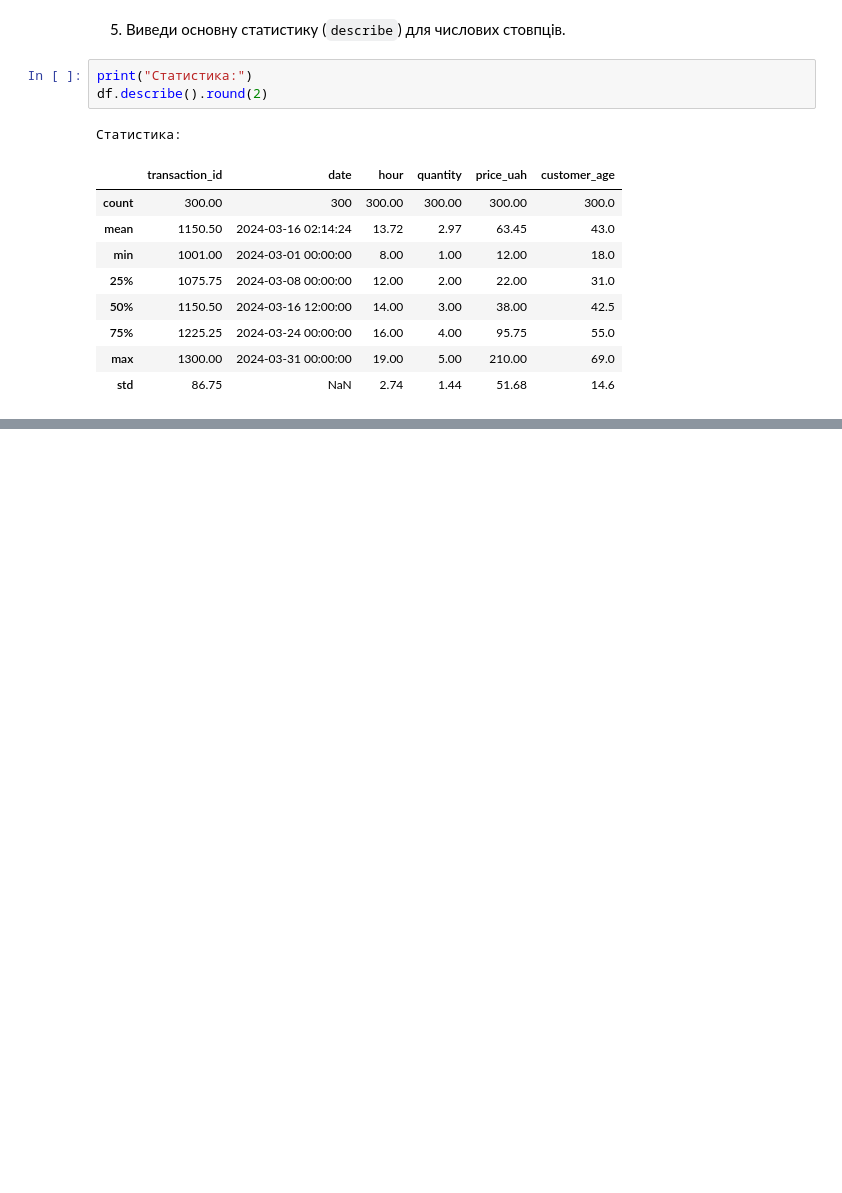
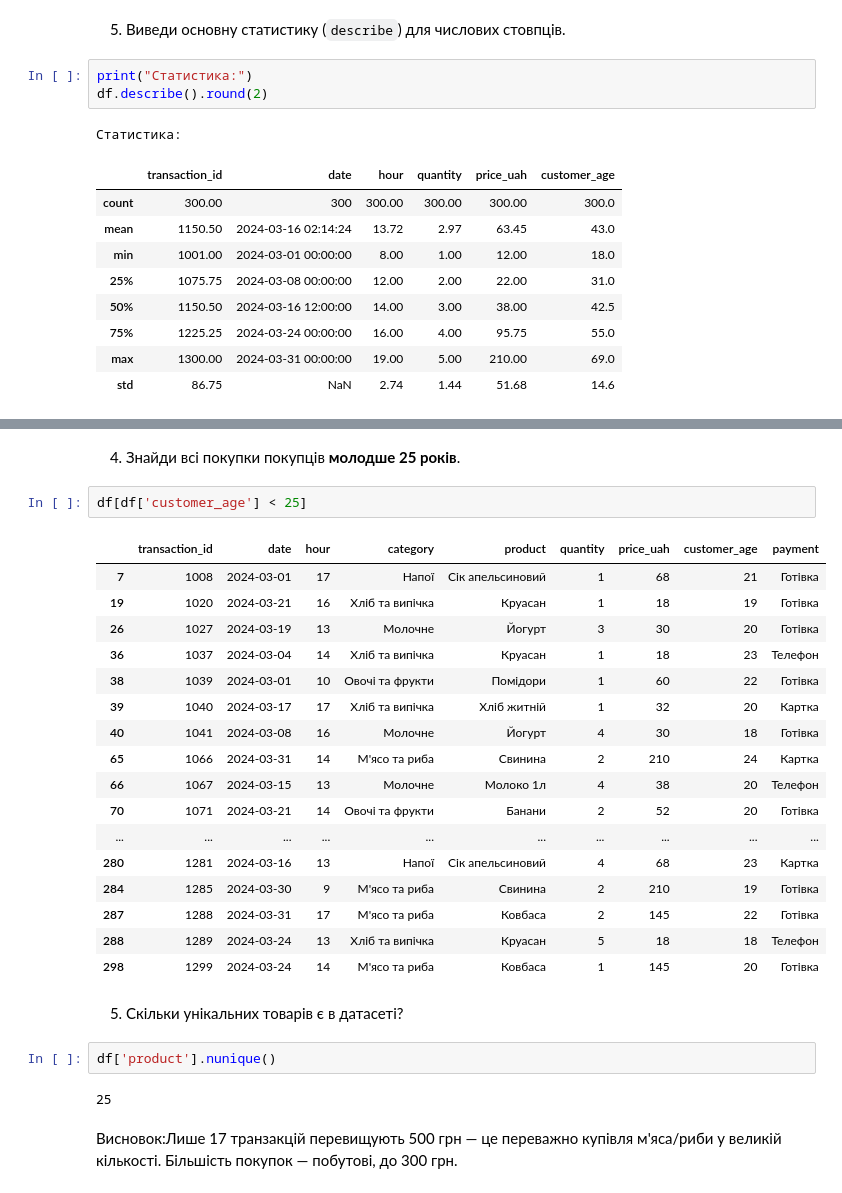
Before and after one commit to volodymyr-holovan/DTA2026, a Jupyter notebook: project_store_sales_analysis/store_sales_analysis.ipynb, the cells around one changed output, grey strips where cells are left out. Drawn from its saved outputs; the diff is of its cells as text; blank space fills up the shorter version.

```diff
--- a/project_store_sales_analysis/store_sales_analysis.ipynb
+++ b/project_store_sales_analysis/store_sales_analysis.ipynb
@@ -118,0 +184,30 @@ df.describe().round(2)
+# %% [markdown]
+4. Знайди всі покупки покупців **молодше 25 років**.
+# %%
+df[df['customer_age'] < 25]
+# %% [output]
+|  | transaction_id | date | hour | category | product | quantity | price_uah | customer_age | payment |
+| 7 | 1008 | 2024-03-01 | 17 | Напої | Сік апельсиновий | 1 | 68 | 21 | Готівка |
+| 19 | 1020 | 2024-03-21 | 16 | Хліб та випічка | Круасан | 1 | 18 | 19 | Готівка |
+| 26 | 1027 | 2024-03-19 | 13 | Молочне | Йогурт | 3 | 30 | 20 | Готівка |
+| 36 | 1037 | 2024-03-04 | 14 | Хліб та випічка | Круасан | 1 | 18 | 23 | Телефон |
+| 38 | 1039 | 2024-03-01 | 10 | Овочі та фрукти | Помідори | 1 | 60 | 22 | Готівка |
+| 39 | 1040 | 2024-03-17 | 17 | Хліб та випічка | Хліб житній | 1 | 32 | 20 | Картка |
+| 40 | 1041 | 2024-03-08 | 16 | Молочне | Йогурт | 4 | 30 | 18 | Готівка |
+| 65 | 1066 | 2024-03-31 | 14 | М'ясо та риба | Свинина | 2 | 210 | 24 | Картка |
+| 66 | 1067 | 2024-03-15 | 13 | Молочне | Молоко 1л | 4 | 38 | 20 | Телефон |
+| 70 | 1071 | 2024-03-21 | 14 | Овочі та фрукти | Банани | 2 | 52 | 20 | Готівка |
+| ... | ... | ... | ... | ... | ... | ... | ... | ... | ... |
+| 280 | 1281 | 2024-03-16 | 13 | Напої | Сік апельсиновий | 4 | 68 | 23 | Картка |
+| 284 | 1285 | 2024-03-30 | 9 | М'ясо та риба | Свинина | 2 | 210 | 19 | Готівка |
+| 287 | 1288 | 2024-03-31 | 17 | М'ясо та риба | Ковбаса | 2 | 145 | 22 | Готівка |
+| 288 | 1289 | 2024-03-24 | 13 | Хліб та випічка | Круасан | 5 | 18 | 18 | Телефон |
+| 298 | 1299 | 2024-03-24 | 14 | М'ясо та риба | Ковбаса | 1 | 145 | 20 | Готівка |
+# %% [markdown]
+5. Скільки унікальних товарів є в датасеті?
+# %%
+df['product'].nunique()
+# %% [output]
+25
+# %% [markdown]
+Висновок:Лише 17 транзакцій перевищують 500 грн — це переважно купівля м'яса/риби у великій кількості. Більшість покупок — побутові, до 300 грн.
```
Also changed, not shown: parts of 9 cells of this notebook.
